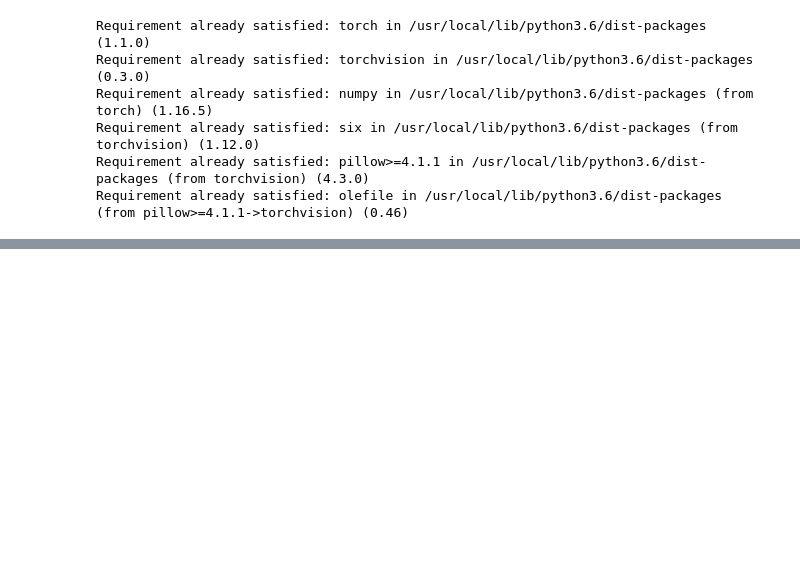
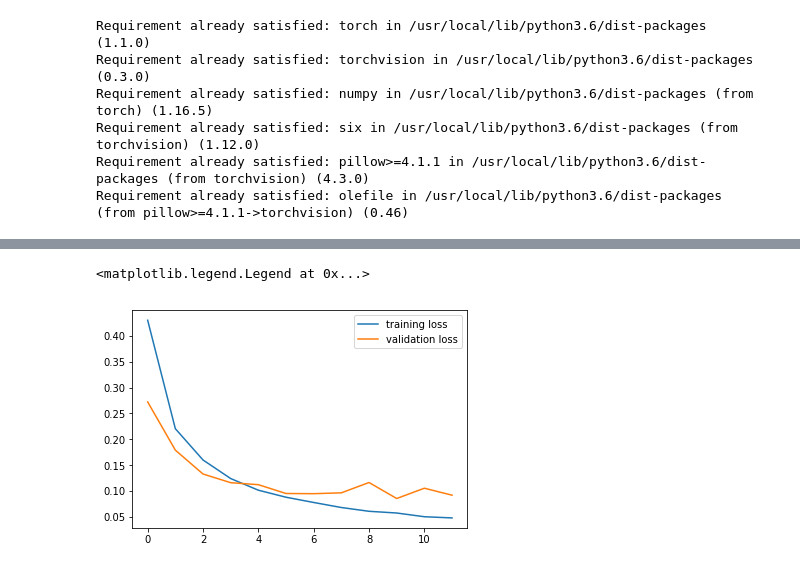
Before and after one commit to zvyag/PyTorch-for-Deep-Learning-and-Computer-Vision-Course-All-Codes-, a Jupyter notebook: pytorch_MNIST.ipynb, the cells around one changed output, grey strips where cells are left out. Cells and saved outputs as stored; diff of their text form; code cells hidden in the pictures; blank space fills up the shorter version.

```diff
--- a/pytorch_MNIST.ipynb
+++ b/pytorch_MNIST.ipynb
@@ -45,7 +47,14 @@ for idx in np.arange(20):
 # %%
 class Classifier(nn.Module):
+
   def __init__(self, D_in, H1, H2, D_out):
     super().__init__()
     self.linear1 = nn.Linear(D_in, H1)
     self.linear2 = nn.Linear(H1, H2)
     self.linear3 = nn.Linear(H2, D_out)
+
+  def forward(self, x):
+    x = F.relu(self.linear1(x))
+    x = F.relu(self.linear2(x))
+    x = self.linear3(x)  # no activation function here, the output is not binary!
+    return x
@@ -51,0 +69,3 @@ class Classifier(nn.Module):
+# %%
+model = Classifier(784, 125, 65, 10)
+model
@@ -51,0 +78,8 @@ class Classifier(nn.Module):
+# %%
+criterion = nn.CrossEntropyLoss()  # used for multiclass classification
+optimizer = torch.optim.Adam(model.parameters(), lr = 0.001)
+# %%
+def compute_loss(inputs, labels):
+  inputs = inputs.view(inputs.shape[0], -1)
+  outputs = model(inputs)
+  return criterion(outputs, labels), outputs
@@ -51,0 +150,7 @@ class Classifier(nn.Module):
+# %%
+plt.plot(running_loss_history, label="training loss")
+plt.plot(val_running_loss_history, label="validation loss")
+plt.legend()
+# %% [output]
+<matplotlib.legend.Legend at 0x...>
+[figure, added]
```
Also changed, not shown: parts of 7 cells of this notebook.
